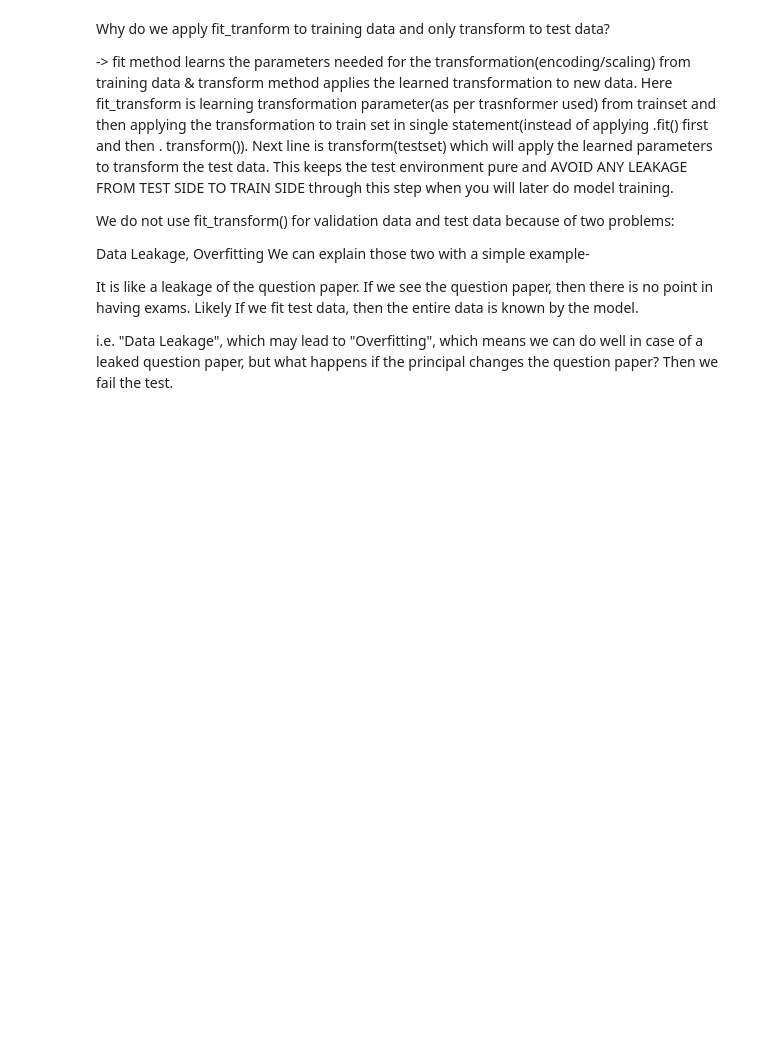
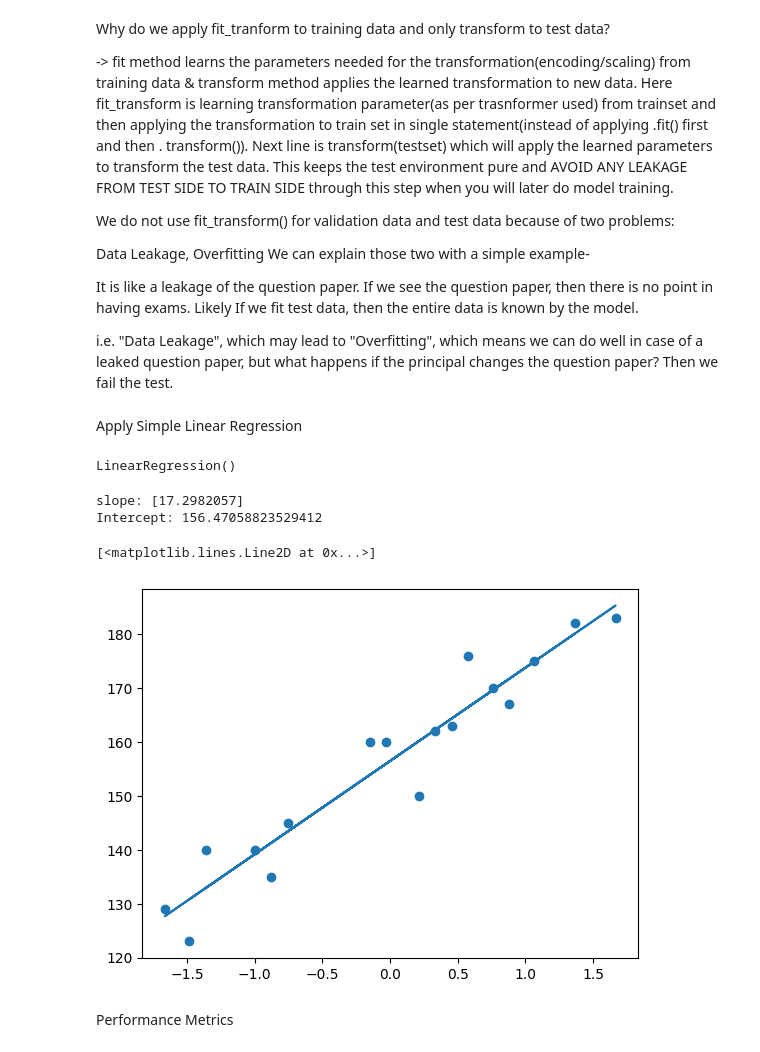
Before and after one commit to rushxbh910/Data-Science_AtoZ, a Jupyter notebook: Machine Learning Algorithms/Linear Regression/Simple Linear Regression/Simple-Linear-Regression.ipynb, the cells around one changed output. Drawn from its saved outputs; the diff is of its cells as text; code cells hidden in the pictures; blank space fills up the shorter version.

```diff
--- a/Machine Learning Algorithms/Linear Regression/Simple Linear Regression/Simple-Linear-Regression.ipynb
+++ b/Machine Learning Algorithms/Linear Regression/Simple Linear Regression/Simple-Linear-Regression.ipynb
@@ -147,0 +154,2 @@ X_train=scaler.fit_transform(X_train)
+# %% [markdown]
+Apply Simple Linear Regression
@@ -147,0 +158,18 @@ X_train=scaler.fit_transform(X_train)
+# %%
+regression=LinearRegression()
+# %%
+regression.fit(X_train,Y_train)
+# %% [output]
+LinearRegression()
+# %%
+print(f"slope: {regression.coef_}")
+print(f"Intercept: {regression.intercept_}")
+# %% [output]
+slope: [17.2982057]
+Intercept: 156.47058823529412
+# %%
+plt.scatter(X_train,Y_train)
+plt.plot(X_train,regression.predict(X_train))
+# %% [output]
+[<matplotlib.lines.Line2D at 0x...>]
+[figure, added]
@@ -147,0 +179,2 @@ X_train=scaler.fit_transform(X_train)
+# %% [markdown]
+Performance Metrics
```
Also changed, not shown: parts of 17 cells of this notebook.
